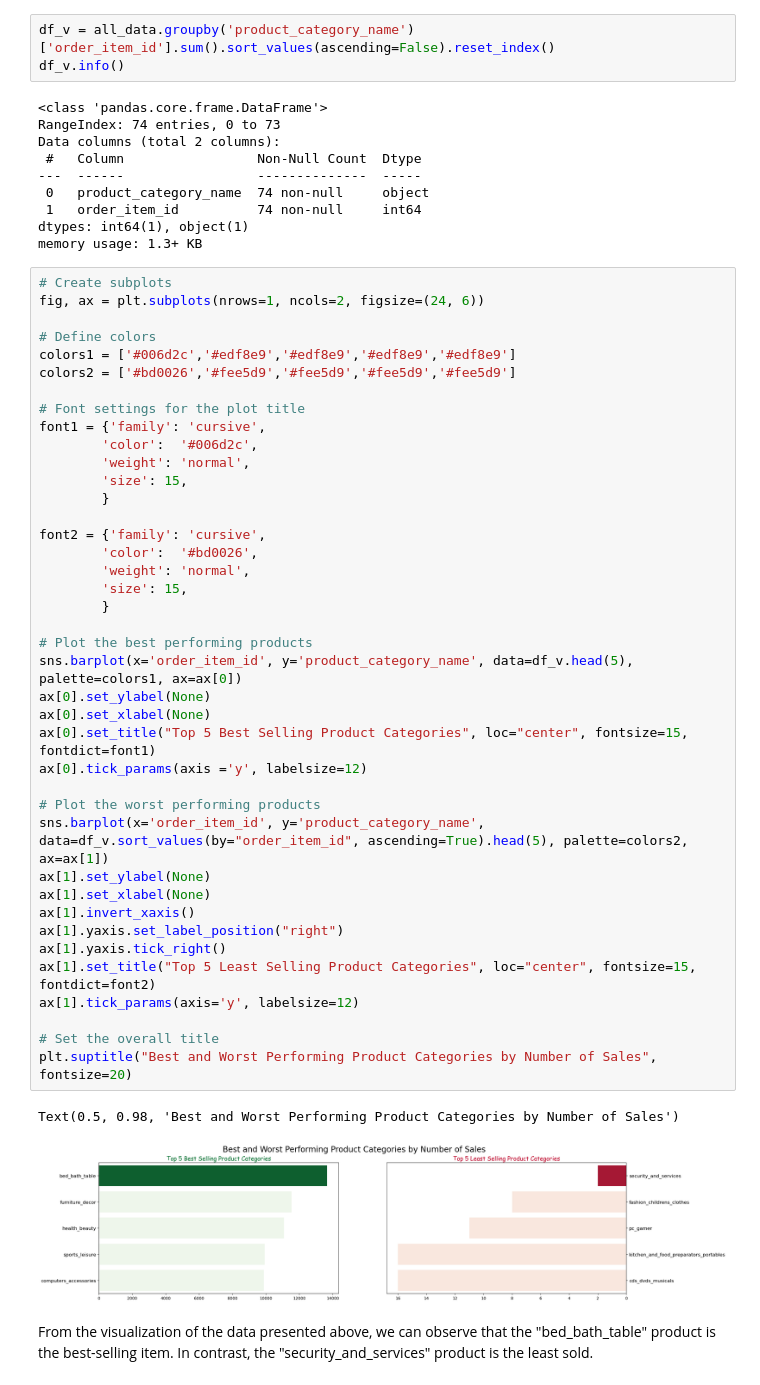
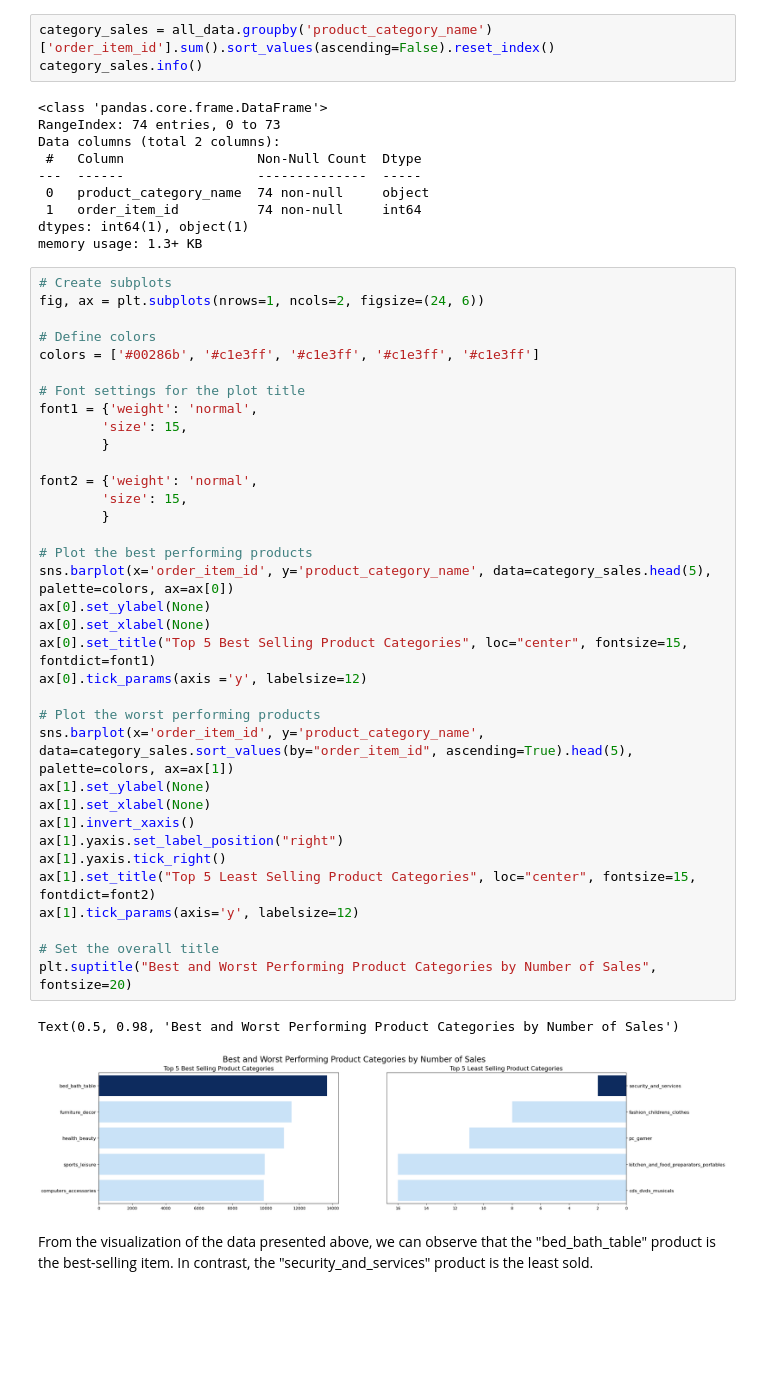
Before and after one commit to DwikyXYudha/DA-Vizualization-Dicoding, a Jupyter notebook: da-dicoding.ipynb, the cells around one changed output. Cells and saved outputs as stored; diff of their text form; blank space fills up the shorter version.

```diff
--- a/da-dicoding.ipynb
+++ b/da-dicoding.ipynb
@@ -884,8 +882,8 @@ We aim to identify the products with the highest and lowest sales. To simplify t
 # %% [markdown]
 To accomplish this, naturally we need to create a new DataFrame to store information regarding the sales quantity for each category.
 # %%
-df_v = all_data.groupby('product_category_name')['order_item_id'].sum().sort_values(ascending=False).reset_index()
-df_v.info()
+category_sales = all_data.groupby('product_category_name')['order_item_id'].sum().sort_values(ascending=False).reset_index()
+category_sales.info()
 # %% [output]
 <class 'pandas.core.frame.DataFrame'>
 RangeIndex: 74 entries, 0 to 73
@@ -901,44 +899,39 @@ memory usage: 1.3+ KB
 fig, ax = plt.subplots(nrows=1, ncols=2, figsize=(24, 6))
 
 # Define colors
-colors1 = ['#006d2c','#edf8e9','#edf8e9','#edf8e9','#edf8e9']
-colors2 = ['#bd0026','#fee5d9','#fee5d9','#fee5d9','#fee5d9']
+colors = ['#00286b', '#c1e3ff', '#c1e3ff', '#c1e3ff', '#c1e3ff']
 
 # Font settings for the plot title
-font1 = {'family': 'cursive',
-        'color':  '#006d2c',
-        'weight': 'normal',
+font1 = {'weight': 'normal',
         'size': 15,
         }
 
-font2 = {'family': 'cursive',
-        'color':  '#bd0026',
-        'weight': 'normal',
+font2 = {'weight': 'normal',
         'size': 15,
         }
 
 # Plot the best performing products
-sns.barplot(x='order_item_id', y='product_category_name', data=df_v.head(5), palette=colors1, ax=ax[0])
+sns.barplot(x='order_item_id', y='product_category_name', data=category_sales.head(5), palette=colors, ax=ax[0])
 ax[0].set_ylabel(None)
 ax[0].set_xlabel(None)
 ax[0].set_title("Top 5 Best Selling Product Categories", loc="center", fontsize=15, fontdict=font1)
 ax[0].tick_params(axis ='y', labelsize=12)
 
 # Plot the worst performing products
-sns.barplot(x='order_item_id', y='product_category_name', data=df_v.sort_values(by="order_item_id", ascending=True).head(5), palette=colors2, ax=ax[1])
+sns.barplot(x='order_item_id', y='product_category_name', data=category_sales.sort_values(by="order_item_id", ascending=True).head(5), palette=colors, ax=ax[1])
 ax[1].set_ylabel(None)
 ax[1].set_xlabel(None)
 ax[1].invert_xaxis()
 ax[1].yaxis.set_label_position("right")
 ax[1].yaxis.tick_right()
 ax[1].set_title("Top 5 Least Selling Product Categories", loc="center", fontsize=15, fontdict=font2)
 ax[1].tick_params(axis='y', labelsize=12)
 
 # Set the overall title
 plt.suptitle("Best and Worst Performing Product Categories by Number of Sales", fontsize=20)
 # %% [output]
 Text(0.5, 0.98, 'Best and Worst Performing Product Categories by Number of Sales')
-[figure, old version]
+[figure, new version]
 # %% [markdown]
 From the visualization of the data presented above, we can observe that the "bed_bath_table" product is the best-selling item. In contrast, the "security_and_services" product is the least sold.
 # %% [markdown]
```
Also changed, not shown: parts of 1 cell of this notebook.
